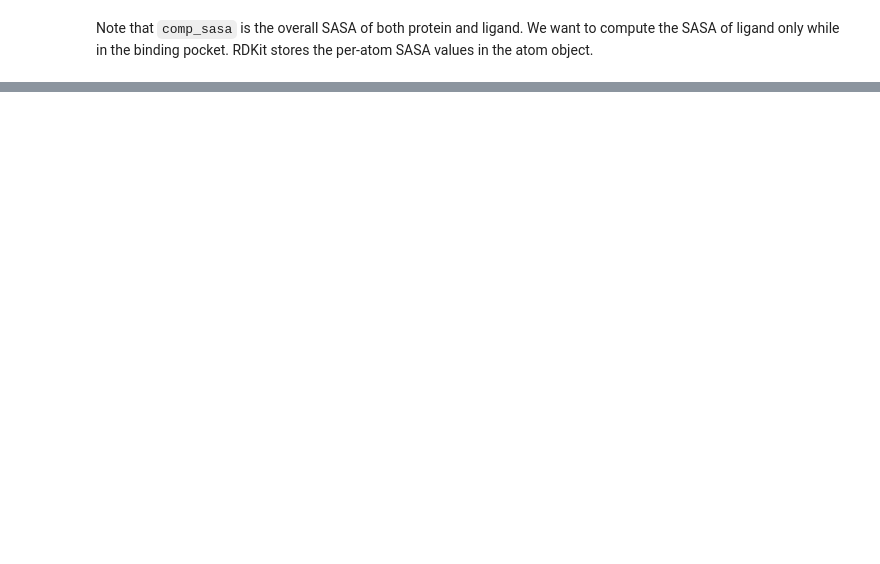
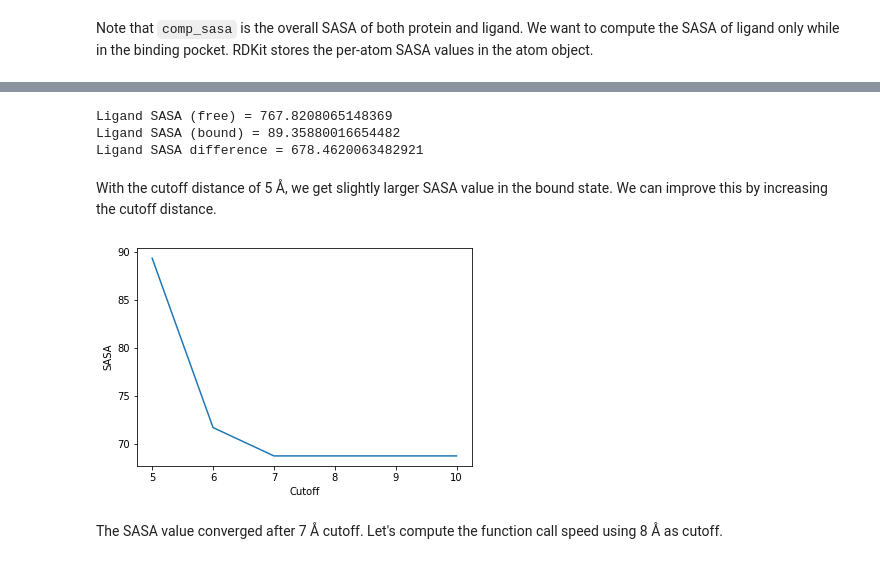
Before and after one commit to sunhwan/blog, a Jupyter notebook: _notebooks/2021-02-04-RDKit-Protein-Ligand-SASA.ipynb, the cells around one changed output, grey strips where cells are left out. Drawn from its saved outputs; the diff is of its cells as text; code cells hidden in the pictures; blank space fills up the shorter version.

```diff
--- a/_notebooks/2021-02-04-RDKit-Protein-Ligand-SASA.ipynb
+++ b/_notebooks/2021-02-04-RDKit-Protein-Ligand-SASA.ipynb
@@ -105,0 +154,42 @@ Ligand SASA difference = 151.15645233586451
+# %%
+def compute_ligand_sasa_pocket_cutoff(prot, lig, cutoff=8):
+    lig_conf = lig.GetConformer()
+    lig_xyz = lig_conf.GetPositions()
+
+    prot_conf = prot.GetConformer()
+    prot_xyz = conf.GetPositions()
+
+    # minimum distance between protein atoms and ligand atoms
+    r = np.min(np.linalg.norm(prot_xyz[:, np.newaxis, :] - lig_xyz[np.newaxis, :, :], axis=2), axis=1)
+
+    indices = np.argwhere(r > cutoff).flatten()
+    mol = Chem.RWMol(prot)
+    for idx in sorted(indices, reverse=True):
+        mol.RemoveAtom(int(idx))
+
+    return compute_ligand_sasa_pocket(mol, lig)
+# %%
+sasa_free = compute_sasa(lig)
+sasa_bound = compute_ligand_sasa_pocket_cutoff(prot, lig, 5)
+
+print("Ligand SASA (free) =", sasa_free)
+print("Ligand SASA (bound) =", sasa_bound)
+print("Ligand SASA difference =", sasa_free - sasa_bound)
+# %% [output]
+Ligand SASA (free) = 767.8208065148369
+Ligand SASA (bound) = 89.35880016654482
+Ligand SASA difference = 678.4620063482921
+# %% [markdown]
+With the cutoff distance of 5 Å, we get slightly larger SASA value in the bound state. We can improve this by increasing the cutoff distance.
+# %%
+cutoff_values = [5, 6, 7, 8, 9, 10]
+sasa_bound_values = [compute_ligand_sasa_pocket_cutoff(prot, lig, c) for c in cutoff_values]
+
+plt.plot(cutoff_values, sasa_bound_values)
+plt.xlabel('Cutoff')
+plt.ylabel('SASA')
+plt.show()
+# %% [output]
+[figure, added]
+# %% [markdown]
+The SASA value converged after 7 Å cutoff. Let's compute the function call speed using 8 Å as cutoff.
```
Also changed, not shown: parts of 10 cells of this notebook, 2 other files.
